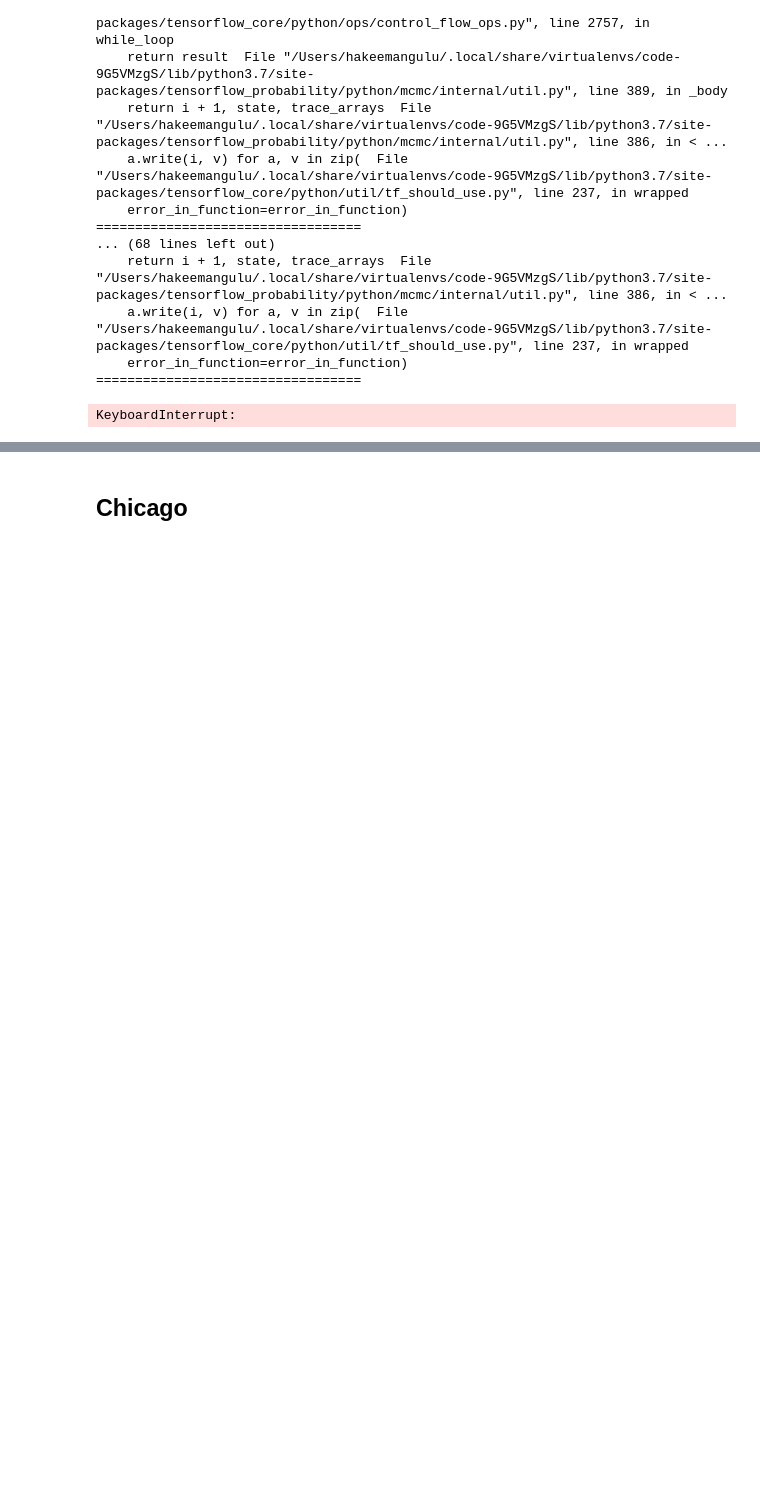
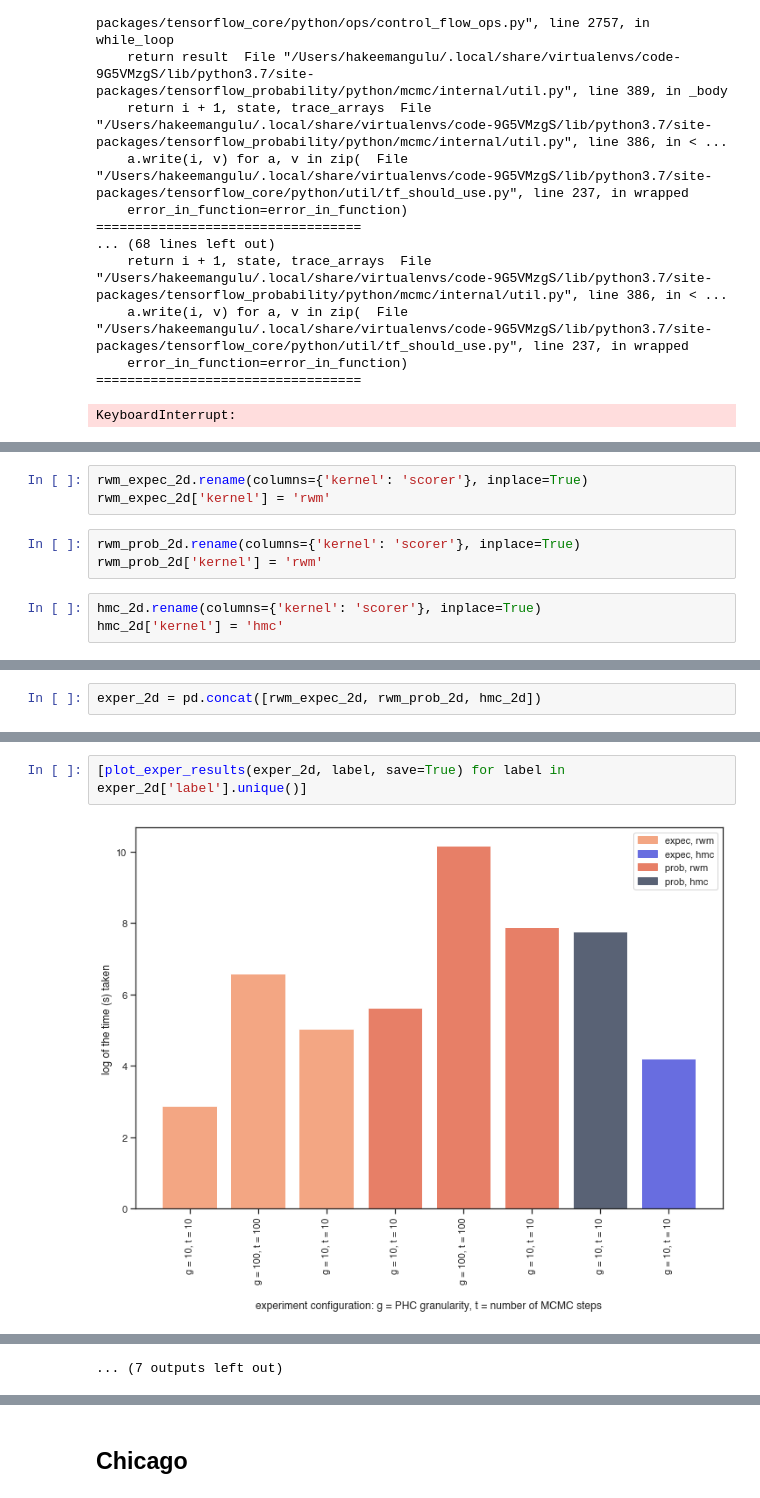
Before and after one commit to hangulu/thesis, a Jupyter notebook: code/mock_experiments.ipynb, the cells around one changed output, grey strips where cells are left out. Saved outputs shown, nothing was run; the diff lists cells and outputs as text; blank space fills up the shorter version.

Commit message:
generate LaTeX tables and create graphs

```diff
--- a/code/mock_experiments.ipynb
+++ b/code/mock_experiments.ipynb
@@ -301,0 +411,9 @@ KeyboardInterrupt:
+# %%
+rwm_expec_2d.rename(columns={'kernel': 'scorer'}, inplace=True)
+rwm_expec_2d['kernel'] = 'rwm'
+# %%
+rwm_prob_2d.rename(columns={'kernel': 'scorer'}, inplace=True)
+rwm_prob_2d['kernel'] = 'rwm'
+# %%
+hmc_2d.rename(columns={'kernel': 'scorer'}, inplace=True)
+hmc_2d['kernel'] = 'hmc'
@@ -301,0 +438,2 @@ KeyboardInterrupt:
+# %%
+exper_2d = pd.concat([rwm_expec_2d, rwm_prob_2d, hmc_2d])
@@ -301,0 +536,4 @@ KeyboardInterrupt:
+# %%
+[plot_exper_results(exper_2d, label, save=True) for label in exper_2d['label'].unique()]
+# %% [output]
+[figure, added]
@@ -301,0 +551 @@ KeyboardInterrupt:
+... (7 outputs left out)
```
Also changed, not shown: parts of 50 cells of this notebook, 42 other files.
